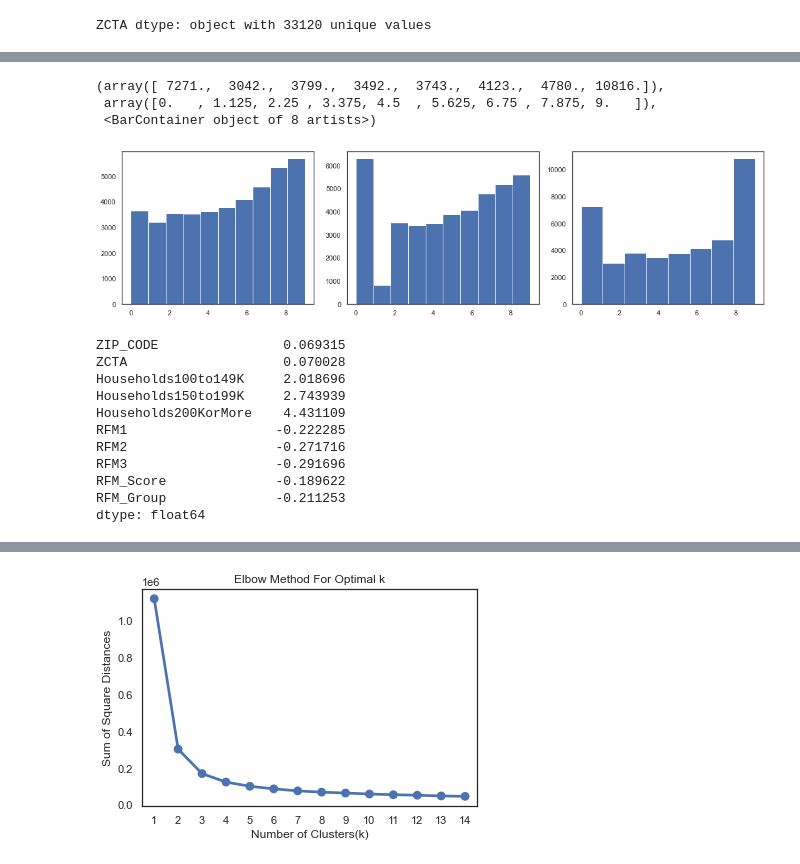
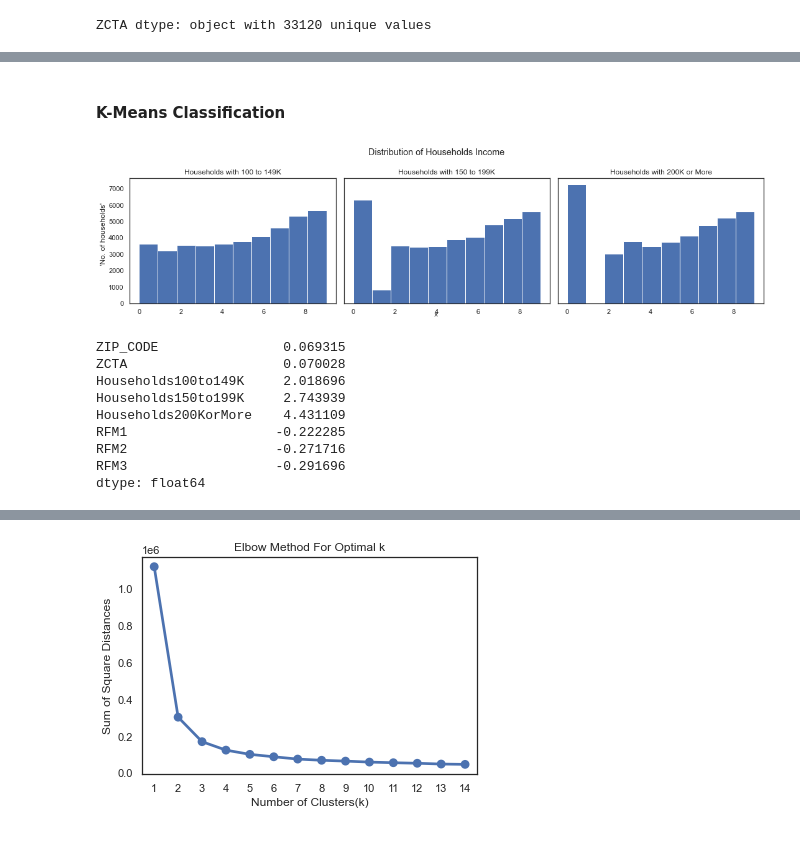
Before and after one commit to diana-kungu/E-commerce-RFM-Analysis, a Jupyter notebook: zcta.ipynb, the cells around one changed output, grey strips where cells are left out. Drawn from its saved outputs; the diff is of its cells as text; code cells hidden in the pictures.

Commit message:
Classification

```diff
--- a/zcta.ipynb
+++ b/zcta.ipynb
@@ -82,4 +85,0 @@ df.head()
-# %%
-df['RFM_Score'] = df[['RFM1', 'RFM2', 'RFM3']].sum(axis = 1)
-df['RFM_Group'] = df['RFM1'].map(str) + df['RFM2'].map(str) + df['RFM3'].map(str)
-df.head()
@@ -93,19 +86,26 @@ df.head()
+# %% [markdown]
+#### K-Means Classification
 # %%
 #Distribution of RFM 1, RFM 2 and RFM 3
 figure, axs = plt.subplots(1, 3,figsize=(15, 4), facecolor='w', edgecolor='k',
-                             tight_layout=True)
+                            sharey= True, tight_layout=True)
 
 axs[0].hist(df.RFM1, bins=10)
 axs[1].hist(df.RFM2, bins=10)
-axs[2].hist(df.RFM3, bins=8)
+axs[2].hist(df.RFM3, bins=10)
+plt.suptitle('Distribution of Households Income')
+figure.text(0.5, 0.04, "x", ha = 'center')
+figure.text(0.0, 0.5, "'No. of households'", va = 'center', rotation = 'vertical')
+
+income_labels = ['100 to 149K', '150 to 199K', '200K or More']
+for i in range(3):
+    plt.subplot(1, 3, i+1).set_title(f'Households with {income_labels[i]}')
 # %% [output]
-(array([ 7271.,  3042.,  3799.,  3492.,  3743.,  4123.,  4780., 10816.]),
- array([0.   , 1.125, 2.25 , 3.375, 4.5  , 5.625, 6.75 , 7.875, 9.   ]),
- <BarContainer object of 8 artists>)
-[figure, old version]
+[figure, new version]
 # %%
 #Check the skew
 df.skew()
+#RFM1, RFM2, RFM3 are fairly neautral
 # %% [output]
 ZIP_CODE                0.069315
 ZCTA                    0.070028
@@ -115,6 +115,4 @@ Households200KorMore    4.431109
 RFM1                   -0.222285
 RFM2                   -0.271716
 RFM3                   -0.291696
-RFM_Score              -0.189622
-RFM_Group              -0.211253
 dtype: float64
```
Also changed, not shown: parts of 15 cells of this notebook, 2 other files.
